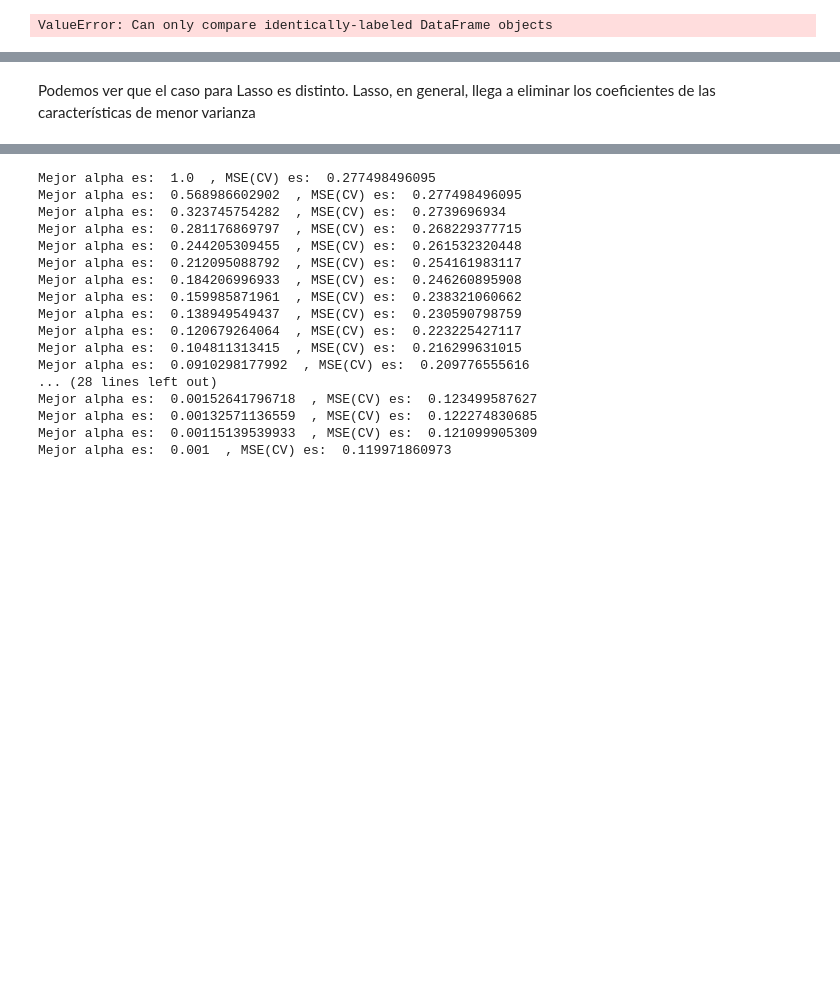
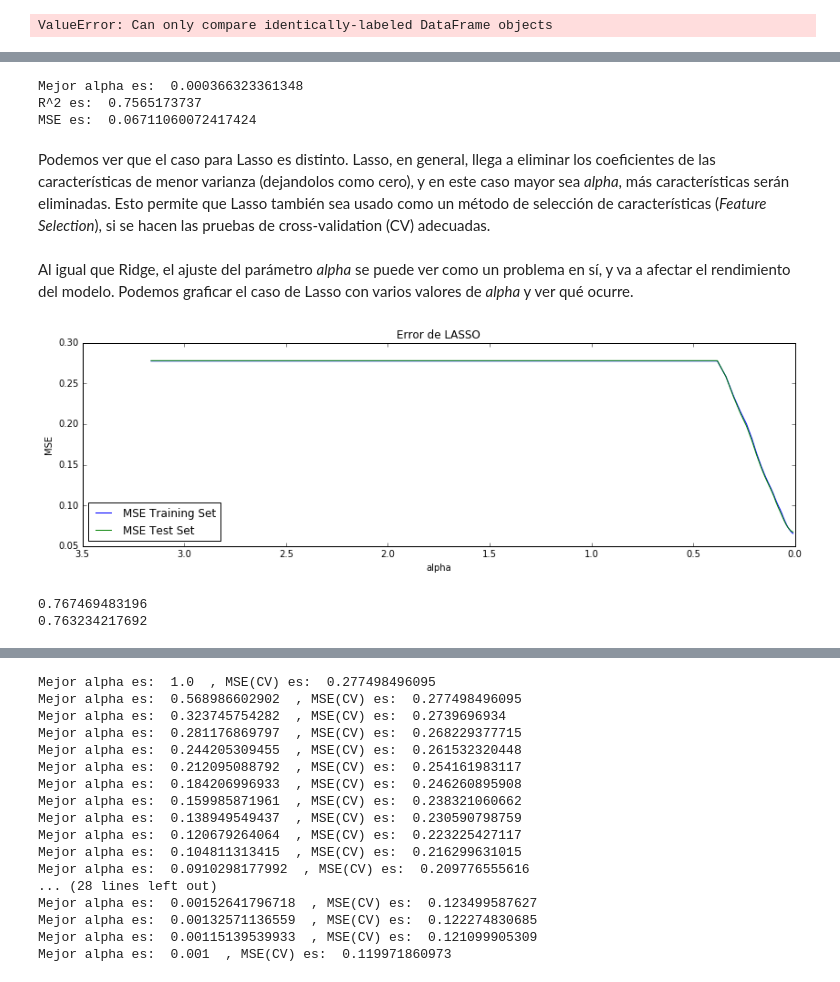
Before and after one commit to VitoVoti/ML_T1_LinReg, a Jupyter notebook: Tarea1 .ipynb, the cells around one changed output, grey strips where cells are left out. Drawn from its saved outputs; the diff is of its cells as text; code cells hidden in the pictures; blank space fills up the shorter version.

```diff
--- a/Tarea1 .ipynb
+++ b/Tarea1 .ipynb
@@ -549,2 +580,43 @@ plt.show()
+# %%
+from sklearn.linear_model import LassoCV
+model = LassoCV(fit_intercept=True)
+model.fit(X_reg_train, y_reg_train)
+print("Mejor alpha es: ", model.alpha_)
+print("R^2 es: ", model.score(X_reg_test, y_reg_test))
+print("MSE es: ", np.mean(np.power(model.predict(X_reg_test) - y_reg_test, 2)))
+# %% [output]
+Mejor alpha es:  0.000366323361348
+R^2 es:  0.7565173737
+MSE es:  0.06711060072417424
 # %% [markdown]
-Podemos ver que el caso para Lasso es distinto. Lasso, en general, llega a eliminar los coeficientes de las características de menor varianza
+Podemos ver que el caso para Lasso es distinto. Lasso, en general, llega a eliminar los coeficientes de las características de menor varianza (dejandolos como cero), y en este caso mayor sea *alpha*, más características serán eliminadas. Esto permite que Lasso también sea usado como un método de selección de características (*Feature Selection*), si se hacen las pruebas de cross-validation (CV) adecuadas.
+# %% [markdown]
+Al igual que Ridge, el ajuste del parámetro *alpha* se puede ver como un problema en sí, y va a afectar el rendimiento del modelo. Podemos graficar el caso de Lasso con varios valores de *alpha* y ver qué ocurre.
+# %%
+alphas_list = np.logspace(0.5,-2,base=10)
+mse_train = []
+mse_test = []
+for i in alphas_list:
+    model_graph = Lasso(alpha = i, fit_intercept = True)
+    model_graph.fit(X_reg_train, y_reg_train)
+    mse_train.append(np.mean(np.power(model_graph.predict(X_reg_train) - y_reg_train, 2)))
+    mse_test.append(np.mean(np.power(model_graph.predict(X_reg_test) - y_reg_test, 2)))
+
+plt.plot(alphas_list, mse_train, color = "b", label = "MSE Training Set")
+plt.plot(alphas_list, mse_test, color = "g", label = "MSE Test Set")
+plt.xlabel('alpha')
+plt.ylabel('MSE')
+plt.title('Error de LASSO')
+plt.legend(loc=3)
+plt.gca().invert_xaxis() # reverse axis
+plt.show()
+# %% [output]
+[figure, added]
+# %%
+model_ls = LinearRegression(fit_intercept = True)
+model_ls.fit(X_reg_train, y_reg_train)
+print(model_ls.score(X_reg_train, y_reg_train))
+print(model_ls.score(X_reg_test, y_reg_test))
+# %% [output]
+0.767469483196
+0.763234217692
```
Also changed, not shown: parts of 56 cells of this notebook, 1 other file.
